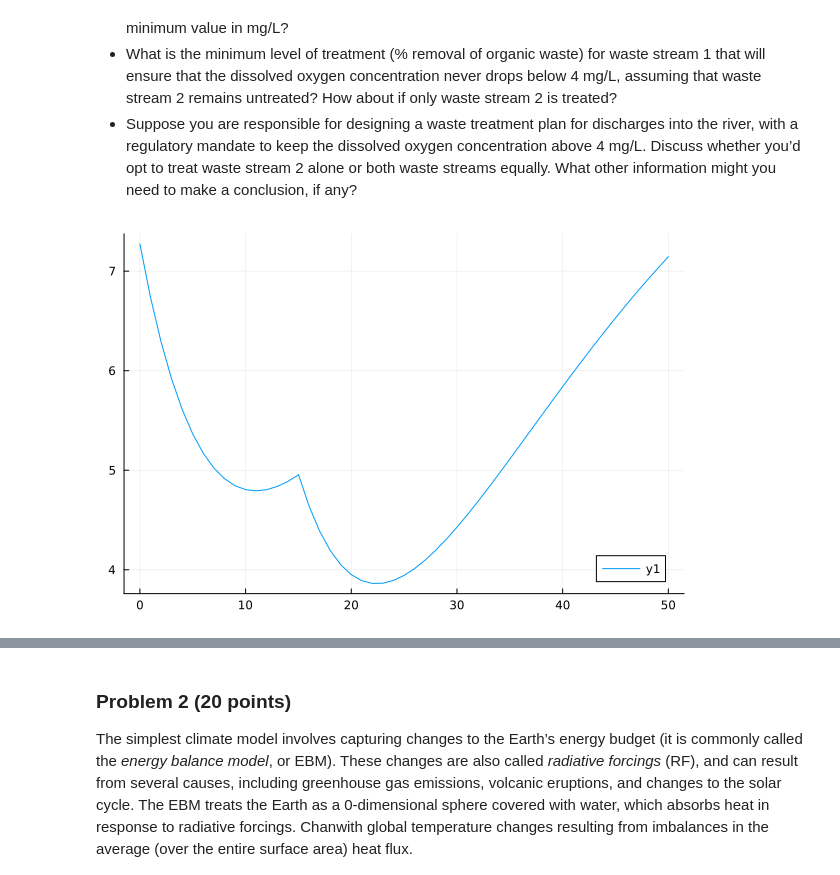
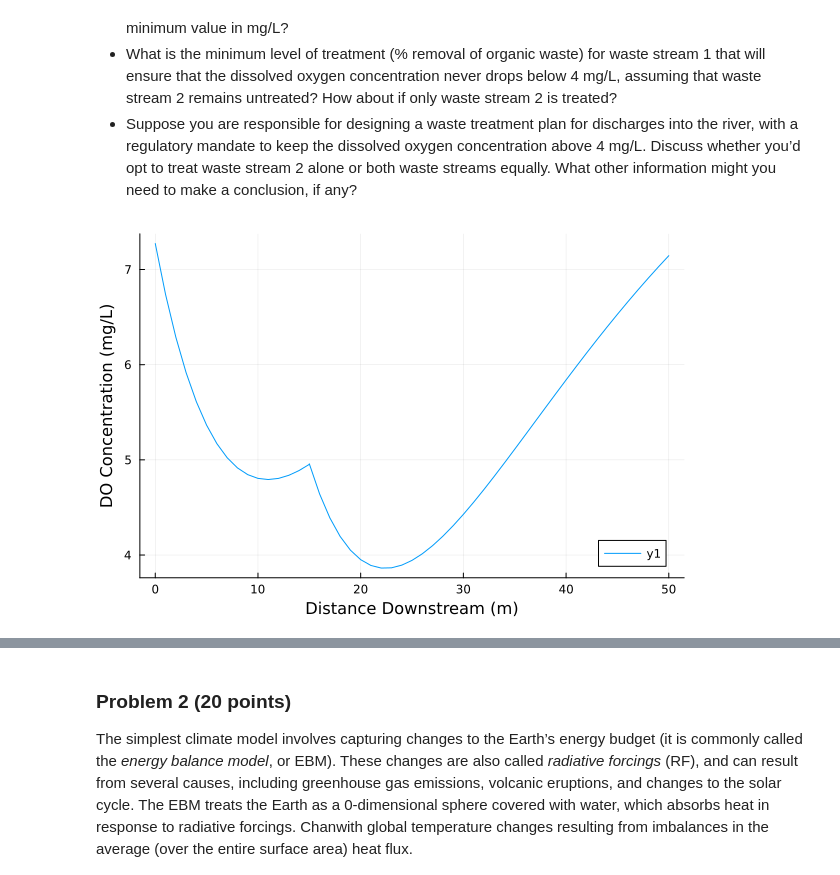
Before and after one commit to BEE4750-FA24/hw3-shabazz, a Jupyter notebook: hw03.ipynb, the cells around one changed output, grey strips where cells are left out. Drawn from its saved outputs; the diff is of its cells as text; code cells hidden in the pictures.

```diff
--- a/hw03.ipynb
+++ b/hw03.ipynb
@@ -123,32 +123,32 @@ Qw1 = 10000
 Cw1 = 5
 Bw1 = 50
 Nw1 = 35
 
 Q1 = Qr + Qw1 # Mixing at 0 km
 C1 = (Cr*Qr+Cw1*Qw1)/(Q1)
 B1 = (Br*Qr+Bw1*Qw1)/(Q1)
 N1 = (Nr*Qr+Nw1*Qw1)/(Q1)
 x1 = 0:15
 DOout1 = (y -> do_simulate(y, C1, B1, N1, ka, kc, kn, Cs, U)).(x1) # DO concentration at 15 km
 Cout1 = [d[1] for d in DOout1] # DO from 0-15 km
 Bout1 = [d[2] for d in DOout1] # CBOD from 0-15 km
 Nout1 = [d[3] for d in DOout1] # NBOD from 0-15 km
 
 Qw2 = 15000
 Cw2 = 5
 Bw2 = 45
 Nw2 = 35
 
 Q2 = Q1 + Qw2 # Mixing at 15 km
 C2 = (Cout1[16]*Q1+Cw2*Qw2)/(Q2)
 B2 = (Bout1[16]*Q1+Bw2*Qw2)/(Q2)
 N2 = (Nout1[16]*Q1+Nw2*Qw2)/(Q2)
 x2 = 0:35
 DOout2 = (y -> do_simulate(y, C2, B2, N2, ka, kc, kn, Cs, U)).(x2) # DO concentration at 50 km
 Cout2 = [d[1] for d in DOout2] # DO from 15-50 km
 Bout2 = [d[2] for d in DOout2] # CBOD from 15-50 km
 Nout2 = [d[3] for d in DOout2] # NBOD from 15-50 km
 
-plot(cat(0:15,15:50, dims=1),cat(Cout1,Cout2, dims=1))
+plot(cat(0:15,15:50, dims=1),cat(Cout1,Cout2, dims=1), xlabel = "Distance Downstream (m)", ylabel = "DO Concentration (mg/L)")
 # %% [output]
-[figure, old version]
+[figure, new version]
```
Also changed, not shown: parts of 6 cells of this notebook.
